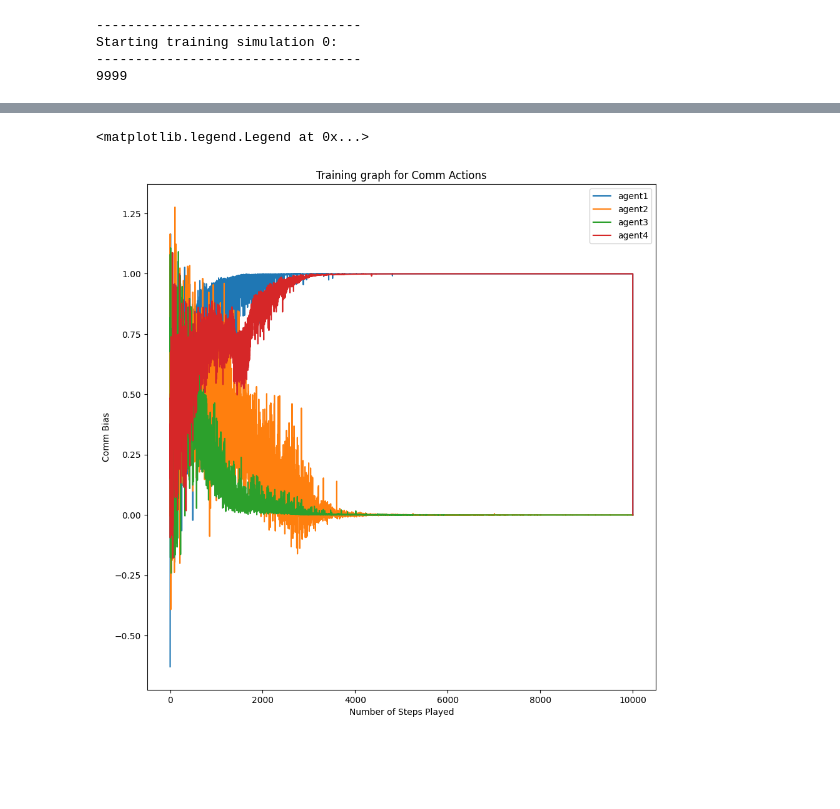
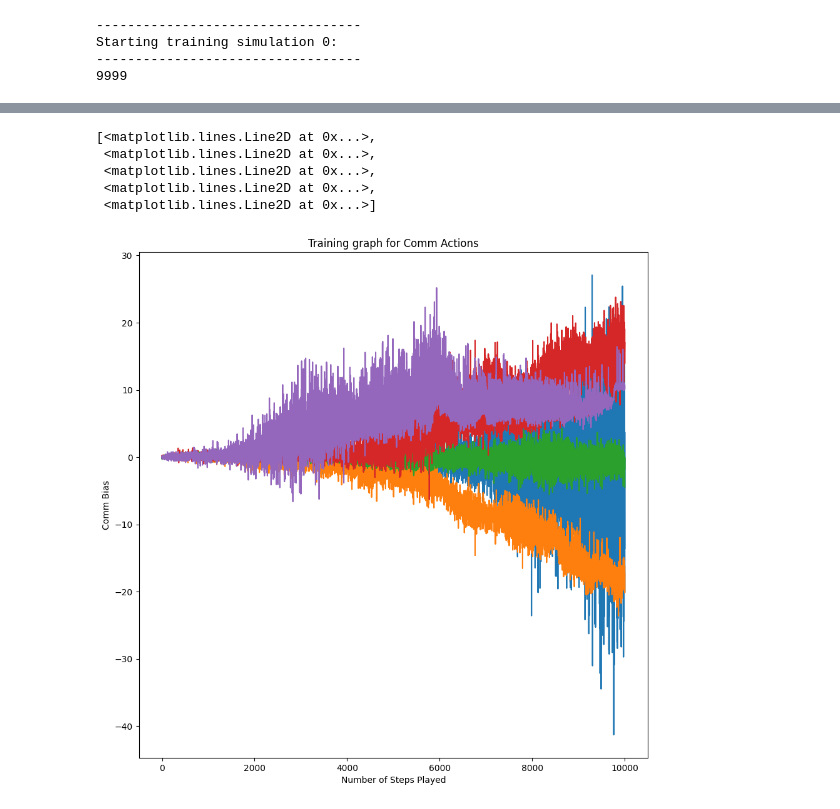
Before and after one commit to akhimoche/coop-form-marl, a Jupyter notebook: driver_code.ipynb, the cells around one changed output, grey strips where cells are left out. Cells and saved outputs as stored; diff of their text form; code cells hidden in the pictures; blank space fills up the shorter version.

```diff
--- a/driver_code.ipynb
+++ b/driver_code.ipynb
@@ -14,7 +14,7 @@ step_limit = 10000
 # %%
 env = CoopEnv(n=n, num_of_tasks =num_of_tasks )
 steps_to_complete = np.zeros((num_of_sims, step_limit+1))
-comm_rec_actions = np.zeros((step_limit+1, env.n))
+comm_rec_actions = np.zeros((step_limit, env.n))
 action_size = env.num_of_tasks
 # %%
 def main():
@@ -79,18 +79,18 @@ plt.plot(b)
 # %%
 plt.xlabel('Number of Steps Played')
 plt.ylabel('Comm Bias')
 plt.title(f'Training graph for Comm Actions')
 fig = plt.gcf()
 fig.set_size_inches(10.5, 10.5)
 
-plt.plot(comm_rec_actions[:,0], label='agent1')
-plt.plot(comm_rec_actions[:,1], label='agent2')
-plt.plot(comm_rec_actions[:,2], label='agent3')
-plt.plot(comm_rec_actions[:,3], label='agent4')
-plt.legend()
+plt.plot(comm_rec_actions)
 # %% [output]
-<matplotlib.legend.Legend at 0x...>
+[<matplotlib.lines.Line2D at 0x...>,
+ <matplotlib.lines.Line2D at 0x...>,
+ <matplotlib.lines.Line2D at 0x...>,
+ <matplotlib.lines.Line2D at 0x...>,
+ <matplotlib.lines.Line2D at 0x...>]
-[figure, old version]
+[figure, new version]
 # %%
 # Get coalition structure
 print(env.CS)
```
Also changed, not shown: parts of 2 cells of this notebook, 11 other files.
